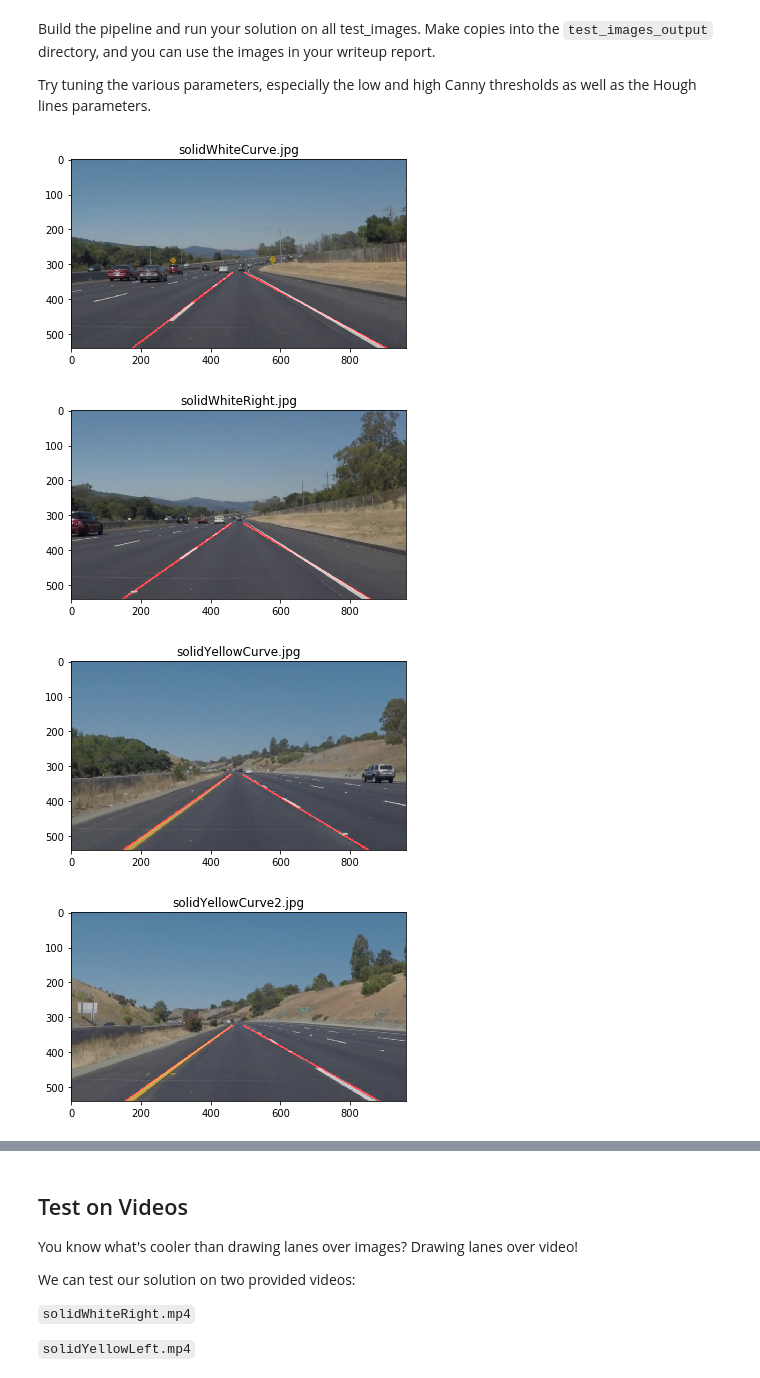
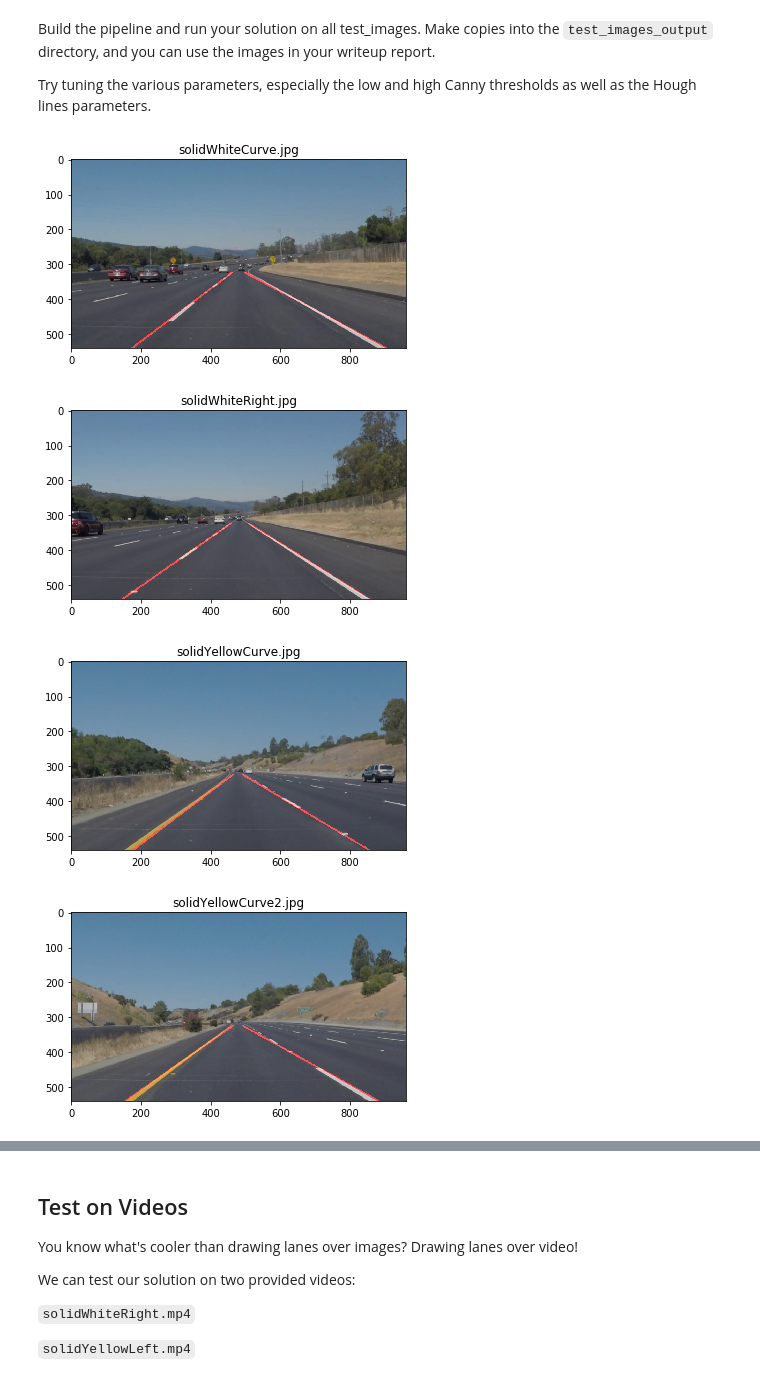
Before and after one commit to mohanaravind/CarND-LaneLines-P1, a Jupyter notebook: P1.ipynb, the cells around one changed output, grey strips where cells are left out. Drawn from its saved outputs; the diff is of its cells as text; code cells hidden in the pictures.

```diff
--- a/P1.ipynb
+++ b/P1.ipynb
@@ -242,35 +242,35 @@ for img_src in os.listdir('test_images/'):
     # Step:2 Detect edges using canny edge detection
     img = canny(img, 100, 250)
 
     # Step:3 Reduce noises in the image by passing the image through a gaussian function
     img = gaussian_blur(img, 5)
 
     # Step:4 Set the scope of interest so the rest of the lines gets trimmed
     Y = img.shape[0]
     X = img.shape[1]
     # The multipliers
     x = 0.5
     y = 0.6
     vertices = np.array([[(0, Y), (x * X, y * Y), (x * X, y * Y), (X, Y)]], dtype=np.int32)
     img = region_of_interest(img, vertices)
 
     # Step:5 Do Hough transformations to detect the interesting lines
-    img = hough_lines(img, 2, np.pi/180, 80, 90, 60)
+    img = hough_lines(img, 2, np.pi/180, 90, 70, 60)
 
     # Step:6 Superimpose the lines on the original image
     img = weighted_img(img, initial_img)
 
     # Display the result
     plt.figure()
     plt.title(img_src)
     plt.imshow(img, cmap='gray')
 
     # Save the image to output
     mpimg.imsave('test_images_output/' + img_src, img, cmap='gray')
 # %% [output]
 [figure]
 [figure]
-[figure, old version]
+[figure, new version]
 [figure]
 [figure]
 [figure]
```
Also changed, not shown: parts of 4 cells of this notebook, 11 other files.
